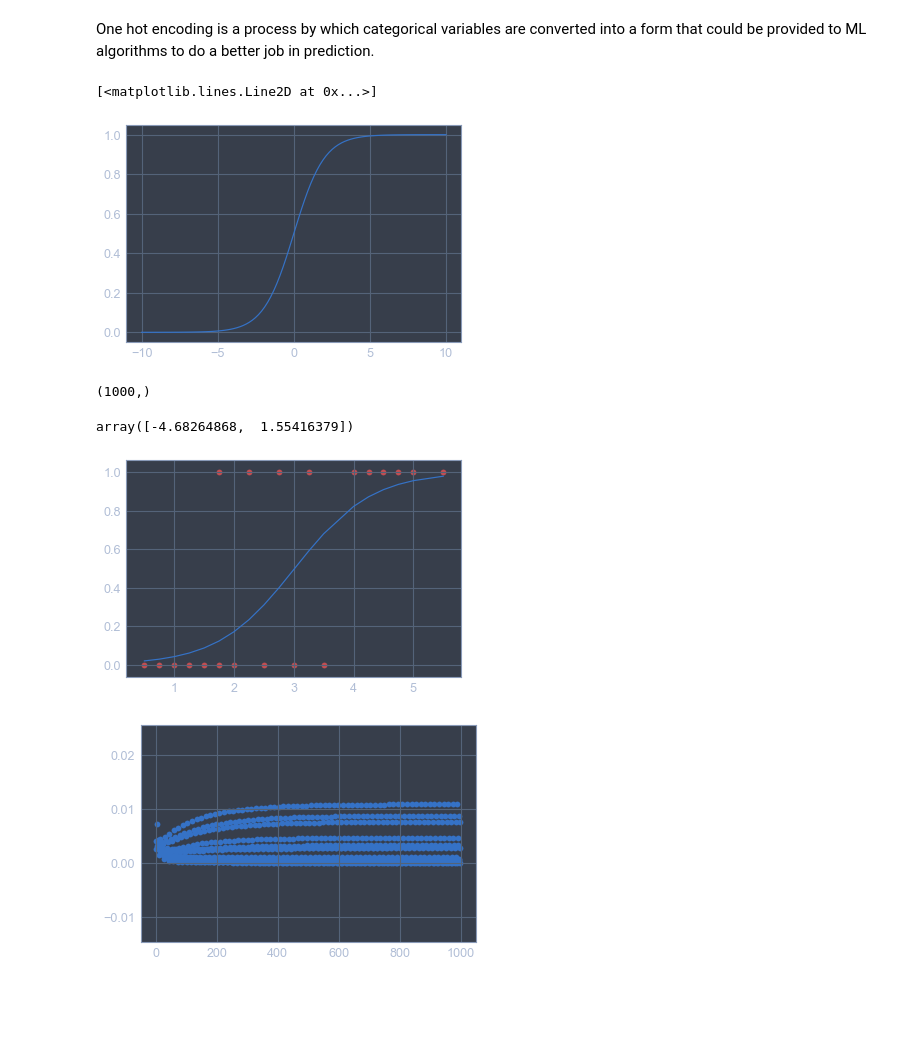
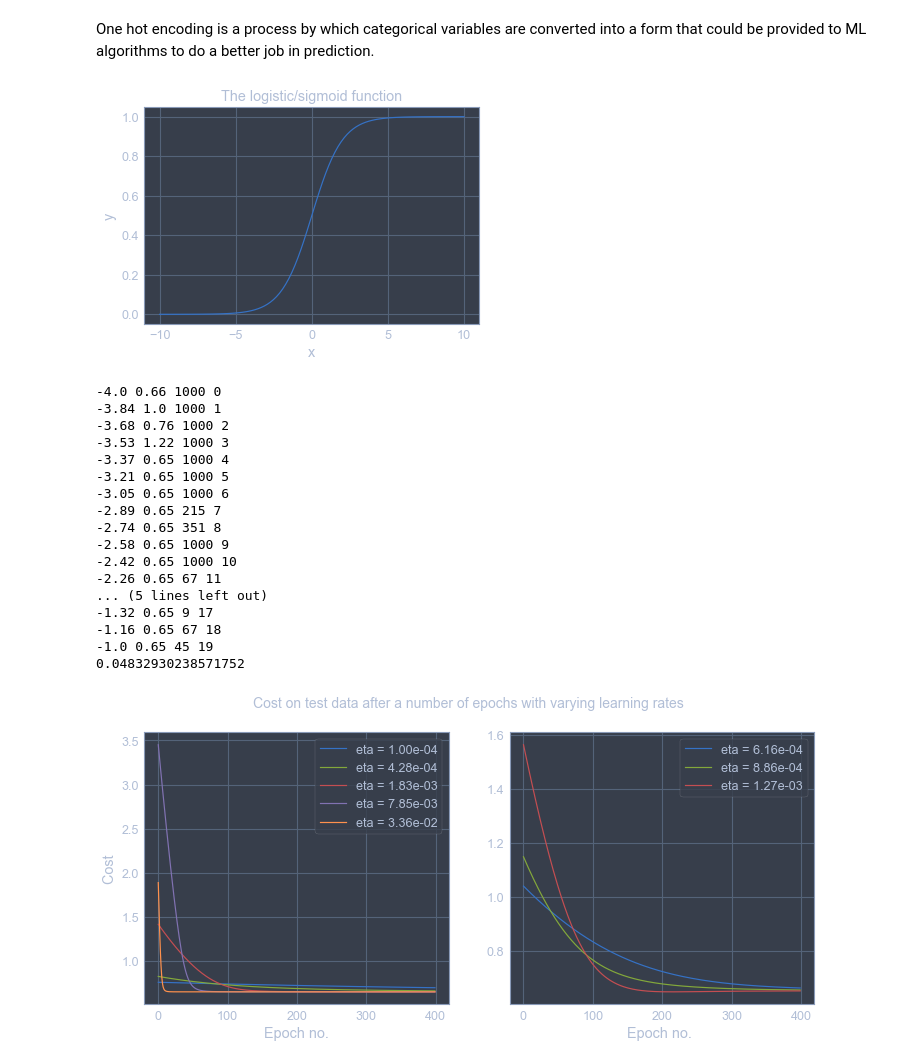
Before and after one commit to casparwb/logreg-neuralnets, a Jupyter notebook: code.ipynb, the cells around one changed output. Drawn from its saved outputs; the diff is of its cells as text; code cells hidden in the pictures; blank space fills up the shorter version.

```diff
--- a/code.ipynb
+++ b/code.ipynb
@@ -118,9 +201,10 @@ One hot encoding is a process by which categorical variables are converted into
 sigmoid = lambda t: np.exp(t)/(1 + np.exp(t))
 t = np.linspace(-10, 10, 100)
 plt.plot(t, sigmoid(t))
+plt.xlabel("x"); plt.ylabel("y"); plt.title("The logistic/sigmoid function")
+plt.savefig("figures/sigmoid.png", dpi=500)
 # %% [output]
-[<matplotlib.lines.Line2D at 0x...>]
-[figure, old version]
+[figure, new version]
 # %%
 np.random.seed(2212)
 class LogReg(object):
@@ -218,29 +284,3 @@ class LogReg(object):
 sigmoid = lambda t: np.exp(t)/(1 + np.exp(t))
 
 # Sigmoid gives likelihood for given event
-# %%
-def exam_example(epochs, eta):
-    y = np.array([0, 0, 0, 0, 0, 0, 1, 0, 1, 0, 1, 0, 1, 0, 1, 1, 1, 1, 1, 1]).reshape(-1, 1)
-    x1 = np.ones(len(y)).reshape(-1, 1)
-    x2 = np.array([0.5, 0.75, 1.0, 1.25, 1.5, 1.75, 1.75, 2.0, 2.25, 2.50, 2.75, 3.0,
-                  3.25, 3.5, 4., 4.25, 4.5, 4.75, 5., 5.5])
-
-    X = np.column_stack((x1, x2))
-    Xtrain, Xtest, ytrain, ytest = train_test_split(X, y, test_size=0.2, random_state=0)
-    logreg = LogReg(X.shape[1])
-
-
-    error = logreg.SGD(Xtrain, ytrain, epochs, eta, 5)
-    plt.plot(x2, sigmoid(X @ logreg.beta))
-    plt.scatter(x2, y, color="r")
-
-    plt.figure()
-    plt.scatter(np.arange(1, epochs), error[1:])
-    return logreg.beta
-
-exam_example(1000, 0.1)
-# %% [output]
-(1000,)
-array([-4.68264868,  1.55416379])
-[figure, removed]
-[figure, removed]
@@ -258,0 +316,46 @@ def scikit_logreg(X, y):
+# %%
+trainError = np.load("data/logreg_trainError_best_eta_new.npy")
+testError = np.load("data/logreg_testError_best_eta_new.npy")
+
+fig, (ax1, ax2) = plt.subplots(1, 2, figsize=(12, 5))
+etas = np.logspace(-4, -1, 20)
+
+for i in range(0, len(etas), 4):
+
+    ax1.plot(np.arange(0,400), testError[0:400,i], label=f"eta = {etas[i]:.2e}")
+
+
+for i in range(1, 4):
+    ax2.plot(np.arange(0, 400), testError[0:400,i+4], label=f"eta = {etas[i+4]:.2e}")
+ax1.legend()
+ax2.legend()
+plt.suptitle("Cost on test data after a number of epochs with varying learning rates", fontsize=14)
+ax1.set_ylabel(" Cost ")
+ax1.set_xlabel("Epoch no.")
+ax2.set_xlabel("Epoch no. ")
+fig.savefig("figures/logreg_learningrates.png", dpi=500)
+
+
+for i in range(len(etas)):
+    print(np.round(np.log10(etas[i]), 2), np.round(np.min(testError[:,i]), 2), np.argmin(testError[:,i])+1, i)
+# best eta: 10^-4.42, epochs=137
+print(etas[17])
+# %% [output]
+-4.0 0.66 1000 0
+-3.84 1.0 1000 1
+-3.68 0.76 1000 2
+-3.53 1.22 1000 3
+-3.37 0.65 1000 4
+-3.21 0.65 1000 5
+-3.05 0.65 1000 6
+-2.89 0.65 215 7
+-2.74 0.65 351 8
+-2.58 0.65 1000 9
+-2.42 0.65 1000 10
+-2.26 0.65 67 11
+... (5 lines left out)
+-1.32 0.65 9 17
+-1.16 0.65 67 18
+-1.0 0.65 45 19
+0.04832930238571752
+[figure, added]
```
Also changed, not shown: parts of 34 cells of this notebook, 53 other files.
